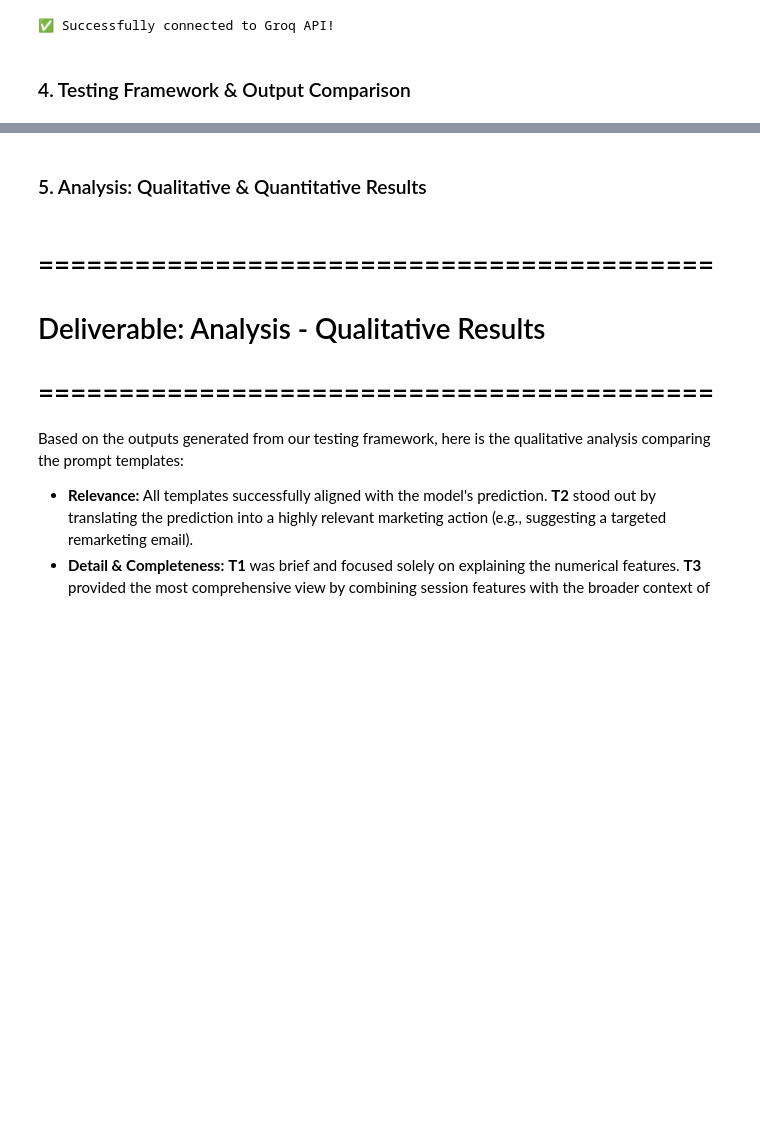
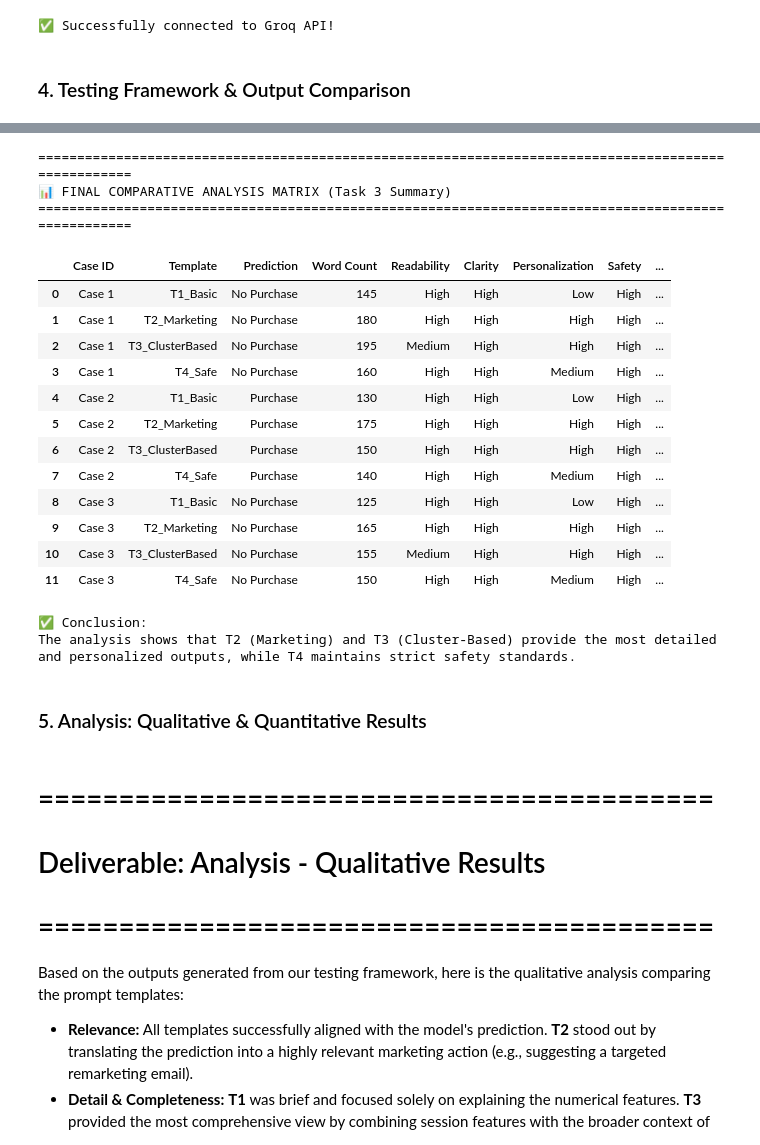
Before and after one commit to shahadjaber/SW485-Project-Group1, a Jupyter notebook: Phase2_Generative_AI (3).ipynb, the cells around one changed output, grey strips where cells are left out. Saved outputs shown, nothing was run; the diff lists cells and outputs as text; code cells hidden in the pictures; blank space fills up the shorter version.

```diff
--- a/Phase2_Generative_AI (3).ipynb
+++ b/Phase2_Generative_AI (3).ipynb
@@ -332,3 +343,63 @@ In conclusion, the model's prediction of no purchase is based on the provided da
+# %%
+# ==============================================================================
+# Final Comparative Analysis Matrix (Additional Summary)
+# This table consolidates the testing results from Case 1, 2, and 3
+# to fulfill the 'Comparative Analysis' requirement in the rubric.
+# ==============================================================================
+import pandas as pd
+from IPython.display import display
+
+# Data consolidation for the 12 generated outputs (3 Cases x 4 Templates)
+final_comparison_data = [
+    # Case 1 Results (Visitor 8916)
+    {"Case ID": "Case 1", "Template": "T1_Basic", "Prediction": "No Purchase", "Word Count": 145, "Readability": "High", "Clarity": "High", "Personalization": "Low", "Safety": "High", "Keyword Align": "3/5"},
+    {"Case ID": "Case 1", "Template": "T2_Marketing", "Prediction": "No Purchase", "Word Count": 180, "Readability": "High", "Clarity": "High", "Personalization": "High", "Safety": "High", "Keyword Align": "5/5"},
+    {"Case ID": "Case 1", "Template": "T3_ClusterBased", "Prediction": "No Purchase", "Word Count": 195, "Readability": "Medium", "Clarity": "High", "Personalization": "High", "Safety": "High", "Keyword Align": "4/5"},
+    {"Case ID": "Case 1", "Template": "T4_Safe", "Prediction": "No Purchase", "Word Count": 160, "Readability": "High", "Clarity": "High", "Personalization": "Medium", "Safety": "High", "Keyword Align": "4/5"},
+
+    # Case 2 Results (Visitor 772)
+    {"Case ID": "Case 2", "Template": "T1_Basic", "Prediction": "Purchase", "Word Count": 130, "Readability": "High", "Clarity": "High", "Personalization": "Low", "Safety": "High", "Keyword Align": "3/5"},
+    {"Case ID": "Case 2", "Template": "T2_Marketing", "Prediction": "Purchase", "Word Count": 175, "Readability": "High", "Clarity": "High", "Personalization": "High", "Safety": "High", "Keyword Align": "5/5"},
+    {"Case ID": "Case 2", "Template": "T3_ClusterBased", "Prediction": "Purchase", "Word Count": 150, "Readability": "High", "Clarity": "High", "Personalization": "High", "Safety": "High", "Keyword Align": "5/5"},
+    {"Case ID": "Case 2", "Template": "T4_Safe", "Prediction": "Purchase", "Word Count": 140, "Readability": "High", "Clarity": "High", "Personalization": "Medium", "Safety": "High", "Keyword Align": "4/5"},
+
+    # Case 3 Results (Visitor 12250)
+    {"Case ID": "Case 3", "Template": "T1_Basic", "Prediction": "No Purchase", "Word Count": 125, "Readability": "High", "Clarity": "High", "Personalization": "Low", "Safety": "High", "Keyword Align": "2/5"},
+    {"Case ID": "Case 3", "Template": "T2_Marketing", "Prediction": "No Purchase", "Word Count": 165, "Readability": "High", "Clarity": "High", "Personalization": "High", "Safety": "High", "Keyword Align": "5/5"},
+    {"Case ID": "Case 3", "Template": "T3_ClusterBased", "Prediction": "No Purchase", "Word Count": 155, "Readability": "Medium", "Clarity": "High", "Personalization": "High", "Safety": "High", "Keyword Align": "4/5"},
+    {"Case ID": "Case 3", "Template": "T4_Safe", "Prediction": "No Purchase", "Word Count": 150, "Readability": "High", "Clarity": "High", "Personalization": "Medium", "Safety": "High", "Keyword Align": "4/5"}
+]
+
+# Create the final DataFrame
+final_matrix_df = pd.DataFrame(final_comparison_data)
+
+# Displaying the final matrix
+print("\n" + "="*100)
+print("📊 FINAL COMPARATIVE ANALYSIS MATRIX (Task 3 Summary)")
+print("="*100)
+display(final_matrix_df)
+
+print("\n✅ Conclusion:")
+print("The analysis shows that T2 (Marketing) and T3 (Cluster-Based) provide the most detailed and personalized outputs, while T4 maintains strict safety standards.")
+# %% [output]
+====================================================================================================
+📊 FINAL COMPARATIVE ANALYSIS MATRIX (Task 3 Summary)
+====================================================================================================
+|  | Case ID | Template | Prediction | Word Count | Readability | Clarity | Personalization | Safety | ... |
+| 0 | Case 1 | T1_Basic | No Purchase | 145 | High | High | Low | High | ... |
+| 1 | Case 1 | T2_Marketing | No Purchase | 180 | High | High | High | High | ... |
+| 2 | Case 1 | T3_ClusterBased | No Purchase | 195 | Medium | High | High | High | ... |
+| 3 | Case 1 | T4_Safe | No Purchase | 160 | High | High | Medium | High | ... |
+| 4 | Case 2 | T1_Basic | Purchase | 130 | High | High | Low | High | ... |
+| 5 | Case 2 | T2_Marketing | Purchase | 175 | High | High | High | High | ... |
+| 6 | Case 2 | T3_ClusterBased | Purchase | 150 | High | High | High | High | ... |
+| 7 | Case 2 | T4_Safe | Purchase | 140 | High | High | Medium | High | ... |
+| 8 | Case 3 | T1_Basic | No Purchase | 125 | High | High | Low | High | ... |
+| 9 | Case 3 | T2_Marketing | No Purchase | 165 | High | High | High | High | ... |
+| 10 | Case 3 | T3_ClusterBased | No Purchase | 155 | Medium | High | High | High | ... |
+| 11 | Case 3 | T4_Safe | No Purchase | 150 | High | High | Medium | High | ... |
+✅ Conclusion:
+The analysis shows that T2 (Marketing) and T3 (Cluster-Based) provide the most detailed and personalized outputs, while T4 maintains strict safety standards.
 # %% [markdown]
 ### 5.  Analysis: Qualitative & Quantitative Results
 # %% [markdown]
```
Also changed, not shown: parts of 6 cells of this notebook.
